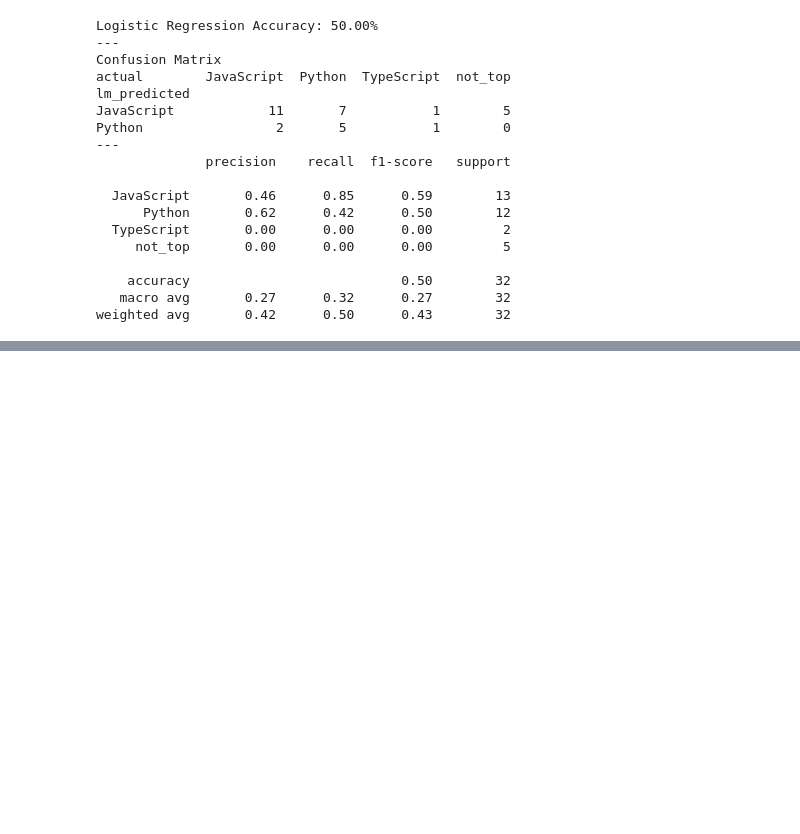
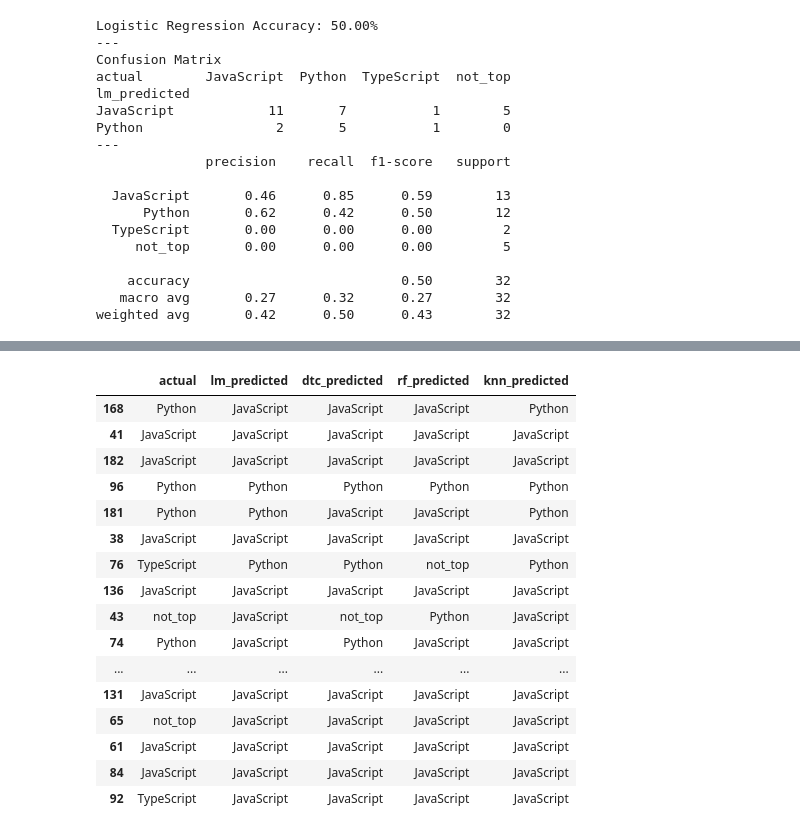
Before and after one commit to bert-jason-ray/nlp-group-project, a Jupyter notebook: modeling.ipynb, the cells around one changed output, grey strips where cells are left out. Cells and saved outputs as stored; diff of their text form; code cells hidden in the pictures; blank space fills up the shorter version.

```diff
--- a/modeling.ipynb
+++ b/modeling.ipynb
@@ -298,6 +302,9 @@ weighted avg       0.64      0.69      0.66        39
 # %%
 # Assign the predicitons to the results df
 test['lm_predicted'] = lm.predict(X_test)
+test['dtc_predicted'] = dtc.predict(X_test)
+test['rf_predicted'] = rf.predict(X_test)
+test['knn_predicted'] = knn.predict(X_test)
 # %%
 print('Logistic Regression Accuracy: {:.2%}'.format(accuracy_score(test.actual, test.lm_predicted)))
 print('---')
@@ -326,0 +598,20 @@ weighted avg       0.42      0.50      0.43        32
+# %%
+test
+# %% [output]
+|  | actual | lm_predicted | dtc_predicted | rf_predicted | knn_predicted |
+| 168 | Python | JavaScript | JavaScript | JavaScript | Python |
+| 41 | JavaScript | JavaScript | JavaScript | JavaScript | JavaScript |
+| 182 | JavaScript | JavaScript | JavaScript | JavaScript | JavaScript |
+| 96 | Python | Python | Python | Python | Python |
+| 181 | Python | Python | JavaScript | JavaScript | Python |
+| 38 | JavaScript | JavaScript | JavaScript | JavaScript | JavaScript |
+| 76 | TypeScript | Python | Python | not_top | Python |
+| 136 | JavaScript | JavaScript | JavaScript | JavaScript | JavaScript |
+| 43 | not_top | JavaScript | not_top | Python | JavaScript |
+| 74 | Python | JavaScript | Python | JavaScript | JavaScript |
+| ... | ... | ... | ... | ... | ... |
+| 131 | JavaScript | JavaScript | JavaScript | JavaScript | JavaScript |
+| 65 | not_top | JavaScript | JavaScript | JavaScript | JavaScript |
+| 61 | JavaScript | JavaScript | JavaScript | JavaScript | JavaScript |
+| 84 | JavaScript | JavaScript | JavaScript | JavaScript | JavaScript |
+| 92 | TypeScript | JavaScript | JavaScript | JavaScript | JavaScript |
```
Also changed, not shown: parts of 18 cells of this notebook, 1 other file.
